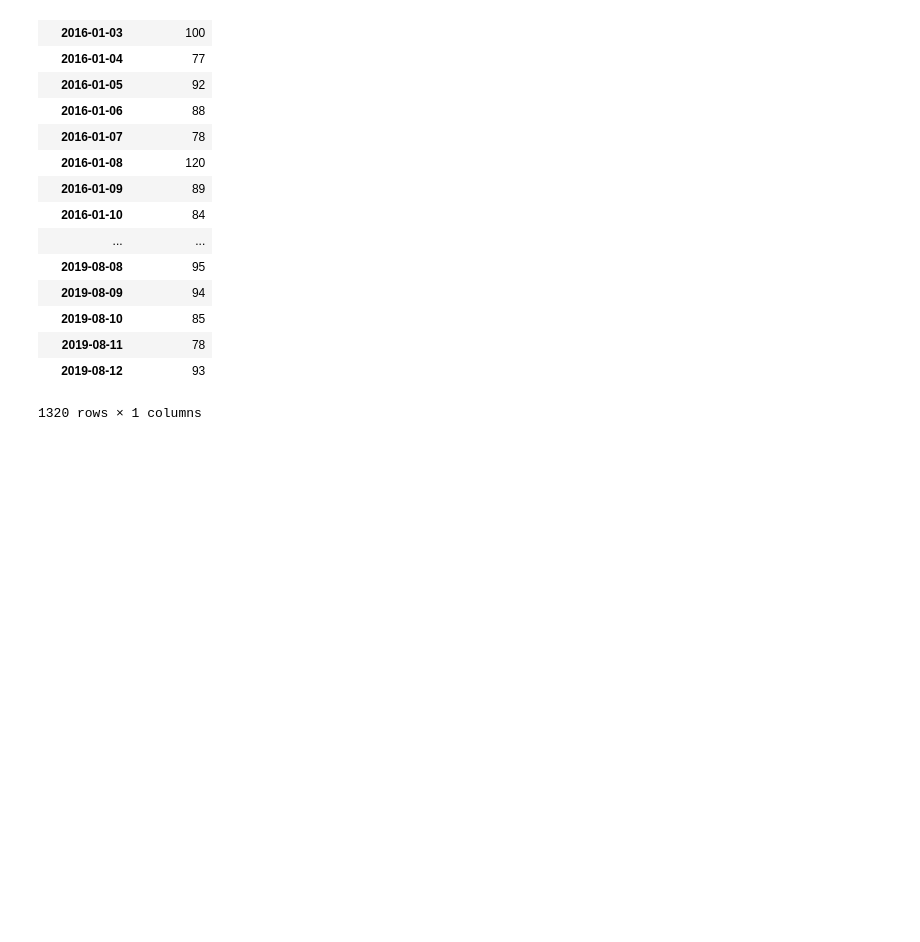
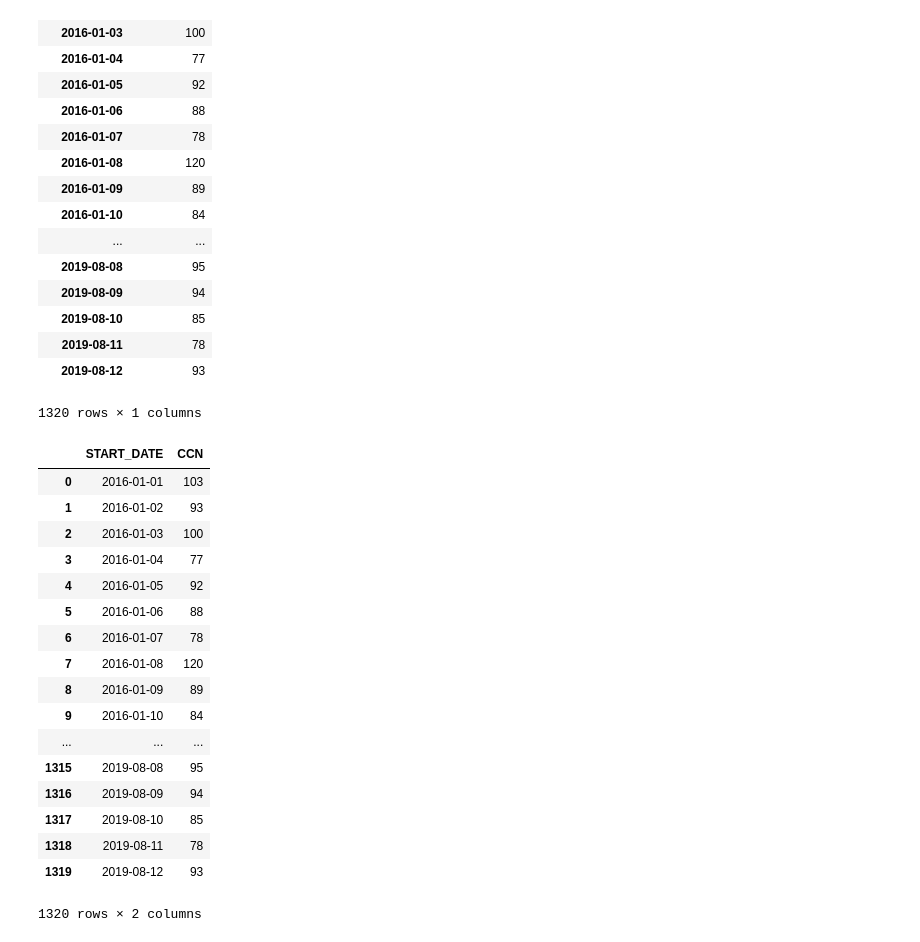
Before and after one commit to Samwimb/predicting-crime, a Jupyter notebook: data/crime-combine.ipynb, the cells around one changed output. Cells and saved outputs as stored; diff of their text form; code cells hidden in the pictures; blank space fills up the shorter version.

```diff
--- a/data/crime-combine.ipynb
+++ b/data/crime-combine.ipynb
@@ -150,0 +149,21 @@ crime_count
+# %%
+crime_date_count_df.reset_index()
+# %% [output]
+|  | START_DATE | CCN |
+| 0 | 2016-01-01 | 103 |
+| 1 | 2016-01-02 | 93 |
+| 2 | 2016-01-03 | 100 |
+| 3 | 2016-01-04 | 77 |
+| 4 | 2016-01-05 | 92 |
+| 5 | 2016-01-06 | 88 |
+| 6 | 2016-01-07 | 78 |
+| 7 | 2016-01-08 | 120 |
+| 8 | 2016-01-09 | 89 |
+| 9 | 2016-01-10 | 84 |
+| ... | ... | ... |
+| 1315 | 2019-08-08 | 95 |
+| 1316 | 2019-08-09 | 94 |
+| 1317 | 2019-08-10 | 85 |
+| 1318 | 2019-08-11 | 78 |
+| 1319 | 2019-08-12 | 93 |
+1320 rows × 2 columns
```
Also changed, not shown: parts of 7 cells of this notebook, 2 other files.
